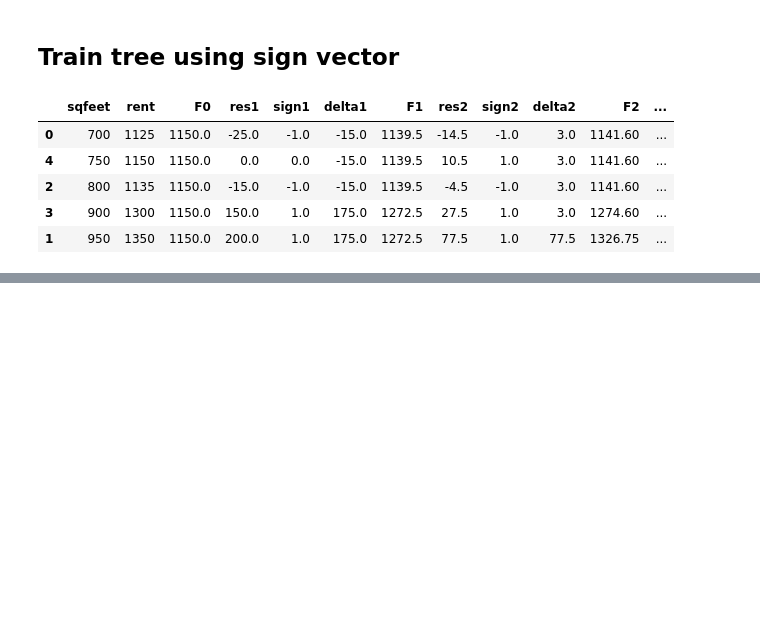
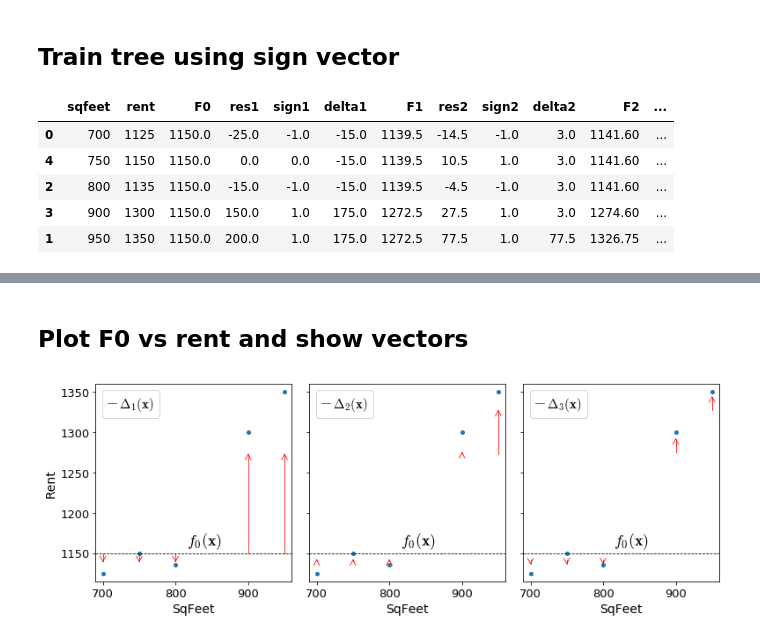
Before and after one commit to parrt/ml-articles, a Jupyter notebook: gradient-boosting/notebooks/dev-mae.ipynb, the cells around one changed output, grey strips where cells are left out. Cells and saved outputs as stored; diff of their text form; code cells hidden in the pictures; blank space fills up the shorter version.

```diff
--- a/gradient-boosting/notebooks/dev-mae.ipynb
+++ b/gradient-boosting/notebooks/dev-mae.ipynb
@@ -99,0 +116,79 @@ print(mse,mae)
+# %% [markdown]
+## Plot F0 vs rent and show vectors
+# %%
+fig, axes = plt.subplots(nrows=1, ncols=3, figsize=(11, 4), sharey=True)
+
+def draw_stage_residual(ax, df, stage):
+    for x,d0,delta in zip(df.sqfeet,df[f'F{stage-1}'],df[f'F{stage}']):
+        draw_vector(ax, x, d0, 0, delta-d0, df.rent.max()-df.rent.min())
+
+# PLOT 1
+
+ax = axes[0]
+f0 = df.rent.median()
+line1, = ax.plot(df.sqfeet,df.rent,'o', linewidth=.8, markersize=4, label="$y$")
+draw_stage_residual(ax, df, stage=1)
+# fake a line to get smaller red dot
+line2, = ax.plot(700,1000,linewidth=.8, c='r', markersize=4)
+ax.plot([df.sqfeet.min()-10,df.sqfeet.max()+10], [f0,f0],
+         linewidth=.8, linestyle='--', c='k')
+ax.text(815, f0+10, r"$f_0({\bf x})$", fontsize=18)
+ax.set_xlim(df.sqfeet.min()-10,df.sqfeet.max()+10)
+ax.set_ylim(df.rent.min()-10, df.rent.max()+10)
+ax.set_xlabel(r"SqFeet", fontsize=14)
+ax.set_ylabel(r"Rent", fontsize=14)
+ax.legend(handles=[line2], fontsize=15,
+          loc='upper left',
+          labelspacing=.1,
+          handletextpad=.2,
+          handlelength=.7,
+          frameon=True,
+          labels=["$\Delta_1({\\bf x})$"])
+
+# PLOT 2
+
+ax = axes[1]
+line1, = ax.plot(df.sqfeet,df.rent,'o', linewidth=.8, markersize=4, label="$y$")
+draw_stage_residual(ax, df, stage=2)
+# fake a line to get smaller red dot
+line2, = ax.plot(700,1000,linewidth=.8, c='r', markersize=4)
+ax.plot([df.sqfeet.min()-10,df.sqfeet.max()+10], [f0,f0],
+         linewidth=.8, linestyle='--', c='k')
+ax.text(815, f0+10, r"$f_0({\bf x})$", fontsize=18)
+ax.set_xlim(df.sqfeet.min()-10,df.sqfeet.max()+10)
+ax.set_ylim(df.rent.min()-10, df.rent.max()+10)
+ax.set_xlabel(r"SqFeet", fontsize=14)
+ax.legend(handles=[line2], fontsize=15,
+          loc='upper left',
+          labelspacing=.1,
+          handletextpad=.2,
+          handlelength=.7,
+          frameon=True,
+          labels=["$\Delta_2({\\bf x})$"])
+
+# PLOT 3
+
+ax = axes[2]
+line1, = ax.plot(df.sqfeet,df.rent,'o', linewidth=.8, markersize=4, label="$y$")
+draw_stage_residual(ax, df, stage=3)
+# fake a line to get smaller red dot
+line2, = ax.plot(700,1000,linewidth=.8, c='r', markersize=4)
+ax.plot([df.sqfeet.min()-10,df.sqfeet.max()+10], [f0,f0],
+         linewidth=.8, linestyle='--', c='k')
+ax.text(815, f0+10, r"$f_0({\bf x})$", fontsize=18)
+ax.set_xlim(df.sqfeet.min()-10,df.sqfeet.max()+10)
+ax.set_ylim(df.rent.min()-10, df.rent.max()+10)
+ax.set_xlabel(r"SqFeet", fontsize=14)
+ax.legend(handles=[line2], fontsize=15,
+          loc='upper left',
+          labelspacing=.1,
+          handletextpad=.2,
+          handlelength=.7,
+          frameon=True,
+          labels=["$\Delta_3({\\bf x})$"])
+
+plt.tight_layout()
+plt.savefig('/tmp/s.svg')
+plt.show()
+# %% [output]
+[figure, added]
```
Also changed, not shown: parts of 8 cells of this notebook.
